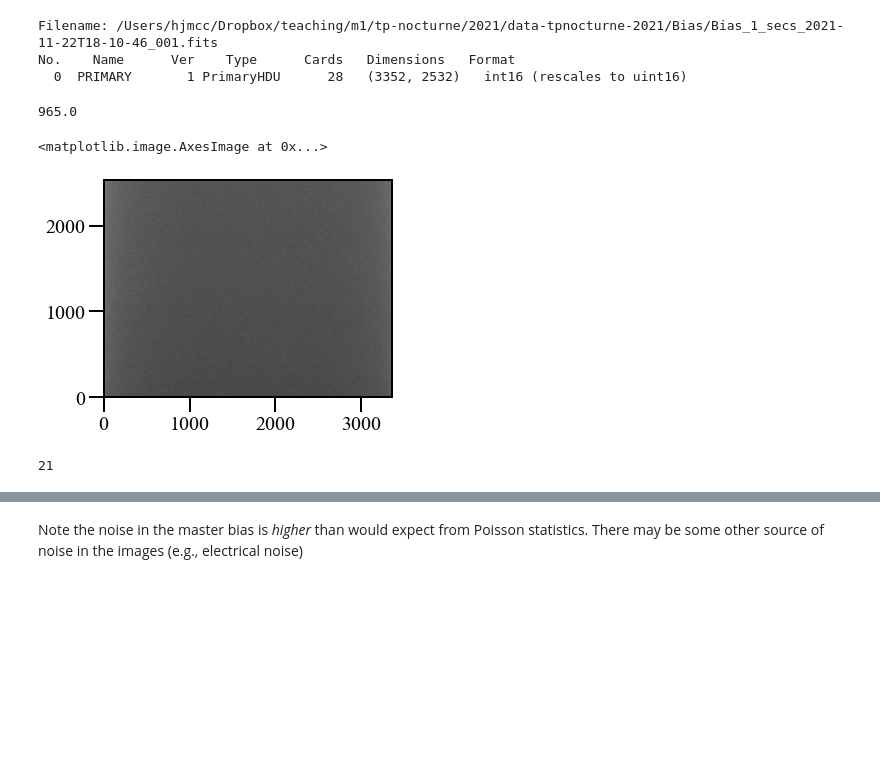
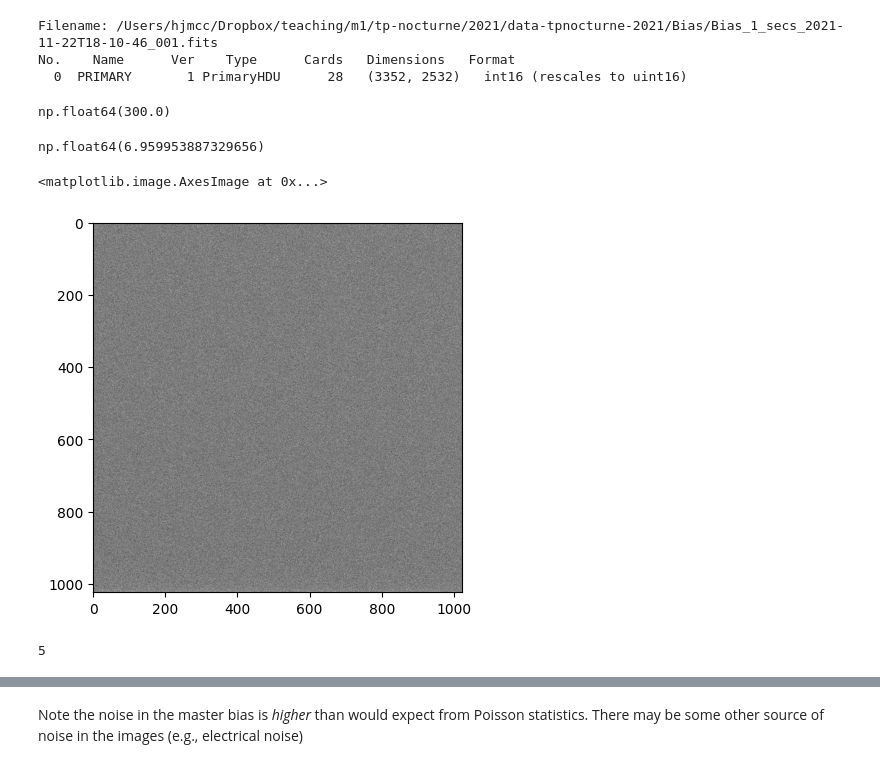
Before and after one commit to hjmcc/m1-m2-notebooks, a Jupyter notebook: astropy-M1-processing.ipynb, the cells around one changed output, grey strips where cells are left out. Drawn from its saved outputs; the diff is of its cells as text; code cells hidden in the pictures; blank space fills up the shorter version.

Commit message:
Updated for 2024 with OHP images and new paths.

```diff
--- a/astropy-M1-processing.ipynb
+++ b/astropy-M1-processing.ipynb
@@ -19,7 +17,7 @@ Very simple script which shows how to
 #ON IAP computers, set the path to this:
 #data_dir = "/poubelles/broque1NS/tmp/hjmcc/tpnocturne-2019"
 
-data_dir = "/Users/hjmcc/Dropbox/teaching/m1/tp-nocturne/2021/data-tpnocturne-2021/"
-output_dir = "/Users/hjmcc/Dropbox/teaching/m1/tp-nocturne/2021/processed/"
+data_dir='/poubelles/broque1NS/tmp/hjmcc/tpnocturne-2024/Groupe5-M81/'
+output_dir = '/poubelles/broque1NS/tmp/hjmcc/processed/'
 # %%
-image_file = os.path.join(data_dir,'Bias/Bias_1_secs_2021-11-22T18-10-46_001.fits')
+image_file = os.path.join(data_dir,'CALIBRATIONS/Bias-0001.fits')
@@ -40,21 +42,25 @@ image_data = hdu_list[0].data
 # %%
 np.median(image_data[1000:2000,100:2000])
 # %% [output]
-965.0
+np.float64(300.0)
+# %%
+np.std(image_data)
+# %% [output]
+np.float64(6.959953887329656)
 # %%
 image_data = fits.getdata(image_file)
 from matplotlib.colors import LogNorm
 # %%
-plt.imshow(image_data, cmap='gray', vmin=900,vmax=1100)
+plt.imshow(image_data, cmap='gray')
 # %% [output]
 <matplotlib.image.AxesImage at 0x...>
-[figure, old version]
+[figure, new version]
-# %%
-#image_list = glob.glob(data_dir+'Bias/test1_Bias_1_secs_2019*???.fits')
-image_list = glob.glob('/Users/hjmcc/Dropbox/teaching/m1/tp-nocturne/2021/data-tpnocturne-2021/Bias/Bias*fits')
-np.size(image_list)
-# %% [output]
-21
+# %%
+
+image_list = glob.glob(os.path.join(data_dir, 'CALIBRATIONS/Bias*'))
+np.size(image_list)
+# %% [output]
+5
 # %%
 image_list[1]
 # %% [output]
```
Also changed, not shown: parts of 29 cells of this notebook, 1 other file.
